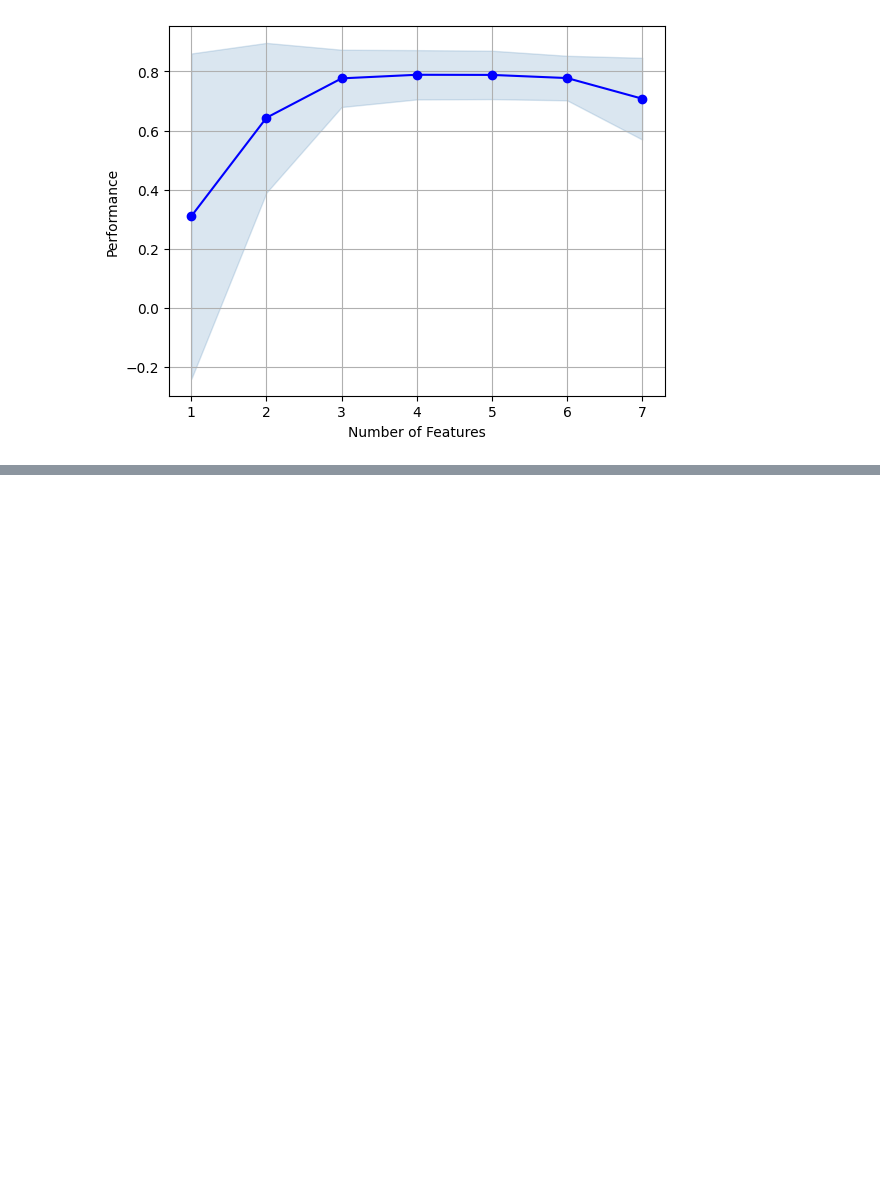
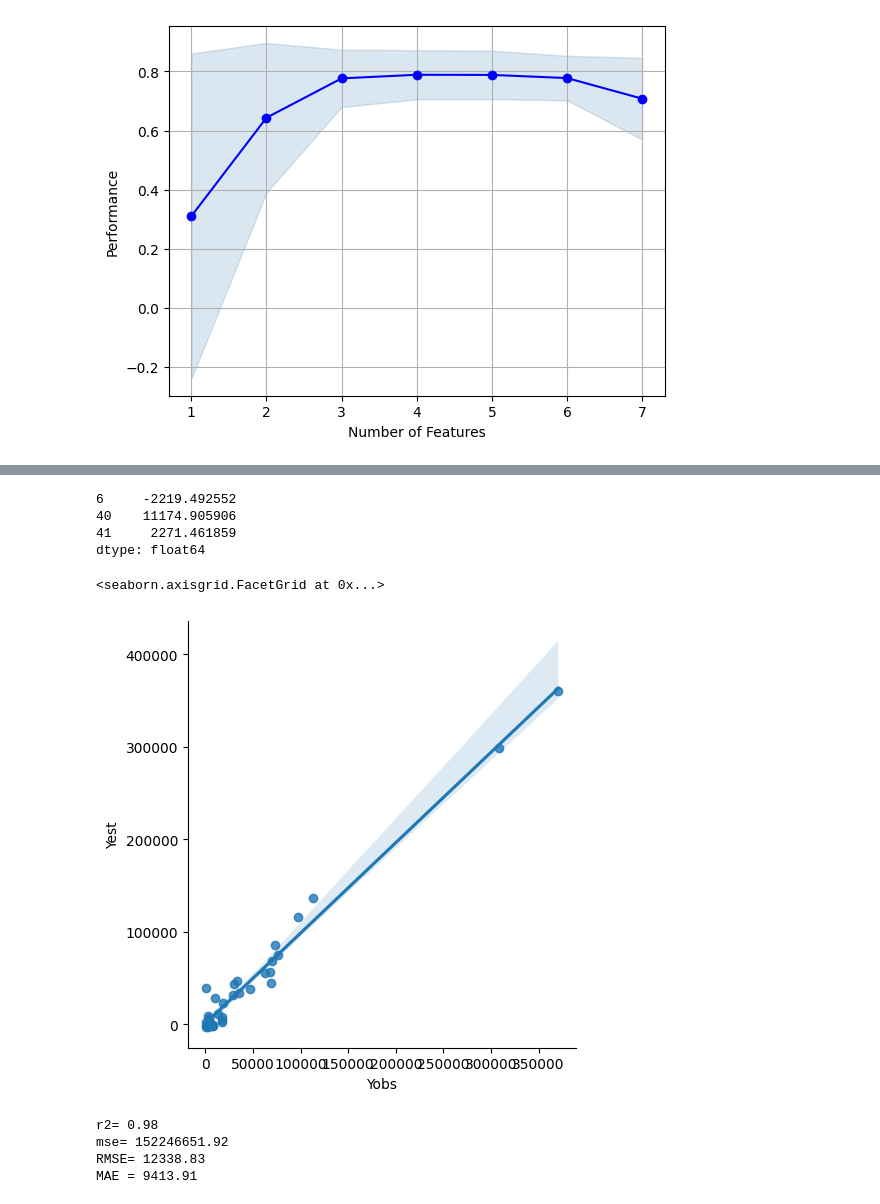
Before and after one commit to duriganpedro/aulasglauco2, a Jupyter notebook: aula9.ipynb, the cells around one changed output, grey strips where cells are left out. Drawn from its saved outputs; the diff is of its cells as text; code cells hidden in the pictures; blank space fills up the shorter version.

```diff
--- a/aula9.ipynb
+++ b/aula9.ipynb
@@ -96,3 +96,6 @@ figura = plot_sfs(sfs_modelo.get_metric_dict(),
 plt.grid()
 # %% [output]
 [figure]
+# %%
+selecao = list(tabela.loc[3,'feature_names'])
+selecao
@@ -98,0 +104,4 @@ plt.grid()
+# %%
+# Treinamento com as features selecionadas
+xobs_treinamento = X_treinamento[selecao]
+xobs_treinamento.head(3)
@@ -98,0 +113,4 @@ plt.grid()
+# %%
+xobs_treinamento = sm.add_constant(xobs_treinamento)
+resultado = sm.OLS(y_treinamento, xobs_treinamento).fit()
+resultado.summary()
@@ -98,0 +139,34 @@ plt.grid()
+# %%
+
+yest_treinamento = resultado.fittedvalues
+yest_treinamento.head(3)
+# %% [output]
+6     -2219.492552
+40    11174.905906
+41     2271.461859
+dtype: float64
+# %%
+dadosgraf = pd.DataFrame({'Yobs':yobs,'Yest':yest_treinamento})
+sns.lmplot(
+    x='Yobs',
+    y='Yest',
+    data=dadosgraf,
+)
+# %% [output]
+<seaborn.axisgrid.FacetGrid at 0x...>
+[figure, added]
+# %%
+from sklearn import metrics
+r2 = metrics.r2_score(y_treinamento, yest_treinamento)
+print('r2=', round(r2,2))
+mse = metrics.mean_squared_error(y_treinamento, yest_treinamento)
+print('mse=',round(mse,2))
+rmse = mse**0.5
+print('RMSE=', round(rmse,2))
+mae = metrics.mean_absolute_error(y_treinamento, yest_treinamento)
+print('MAE =', round(mae,2))
+# %% [output]
+r2= 0.98
+mse= 152246651.92
+RMSE= 12338.83
+MAE = 9413.91
```
Also changed, not shown: parts of 3 cells of this notebook, 1 other file.
